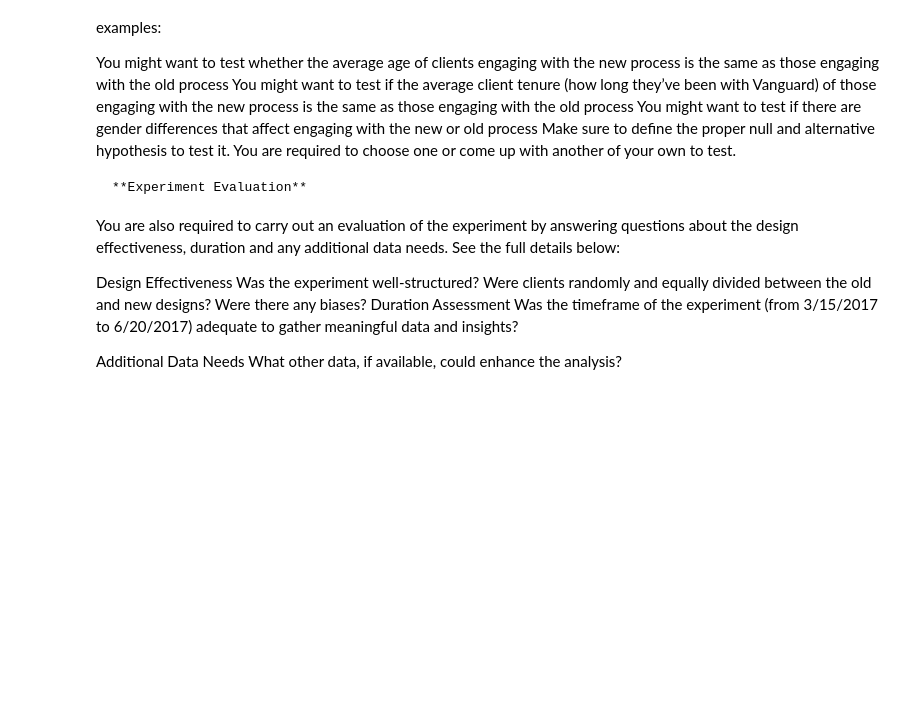
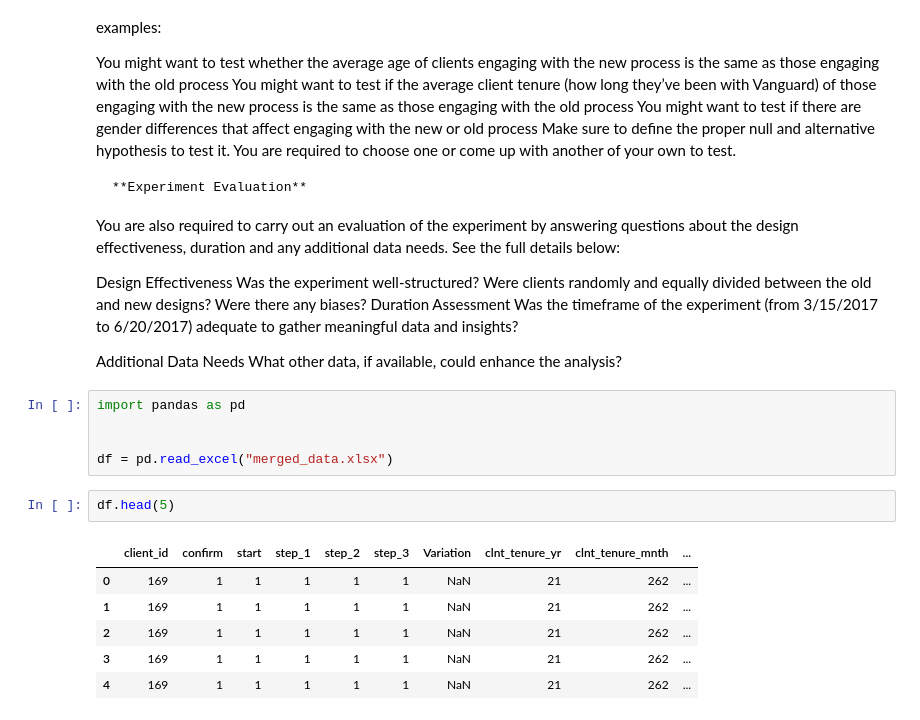
Before and after one commit to pmarquespt/Proj_5_Group_6_pat_gui, a Jupyter notebook: analysis and visualization/3_working data_Hypothesis_Testing.ipynb, the cells around one changed output. Cells and saved outputs as stored; diff of their text form; blank space fills up the shorter version.

```diff
--- a/analysis and visualization/3_working data_Hypothesis_Testing.ipynb
+++ b/analysis and visualization/3_working data_Hypothesis_Testing.ipynb
@@ -44,3 +44,17 @@ Was the timeframe of the experiment (from 3/15/2017 to 6/20/2017) adequate to ga
 
 Additional Data Needs
 What other data, if available, could enhance the analysis?
+# %%
+import pandas as pd
+
+
+df = pd.read_excel("merged_data.xlsx")
+# %%
+df.head(5)
+# %% [output]
+|  | client_id | confirm | start | step_1 | step_2 | step_3 | Variation | clnt_tenure_yr | clnt_tenure_mnth | ... |
+| 0 | 169 | 1 | 1 | 1 | 1 | 1 | NaN | 21 | 262 | ... |
+| 1 | 169 | 1 | 1 | 1 | 1 | 1 | NaN | 21 | 262 | ... |
+| 2 | 169 | 1 | 1 | 1 | 1 | 1 | NaN | 21 | 262 | ... |
+| 3 | 169 | 1 | 1 | 1 | 1 | 1 | NaN | 21 | 262 | ... |
+| 4 | 169 | 1 | 1 | 1 | 1 | 1 | NaN | 21 | 262 | ... |
```
Also changed, not shown: parts of 5 cells of this notebook, 1 other file.
